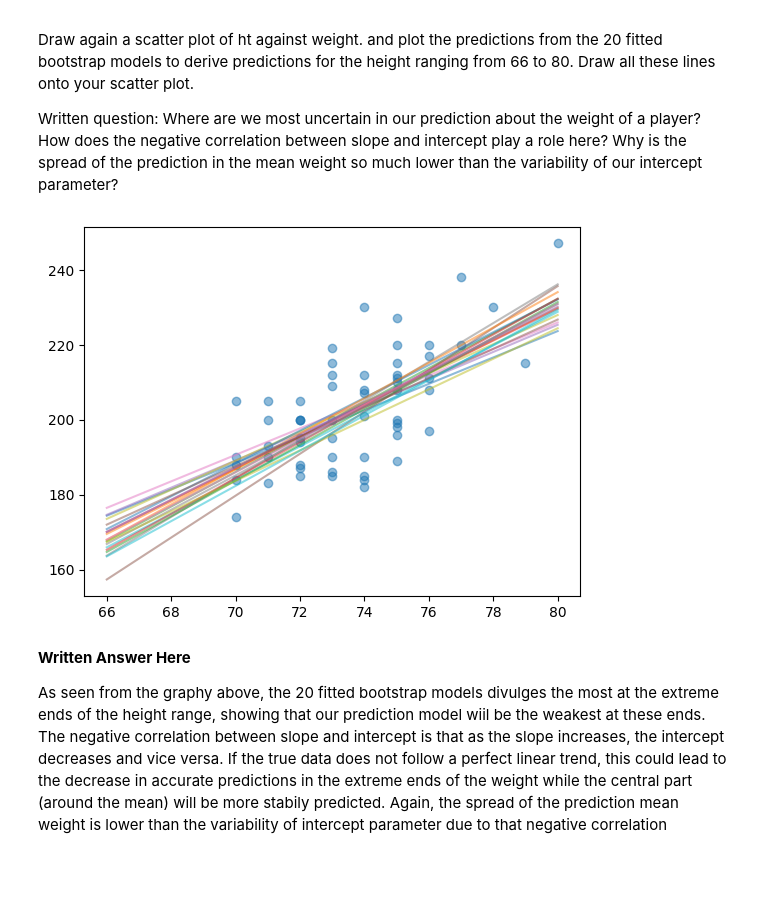
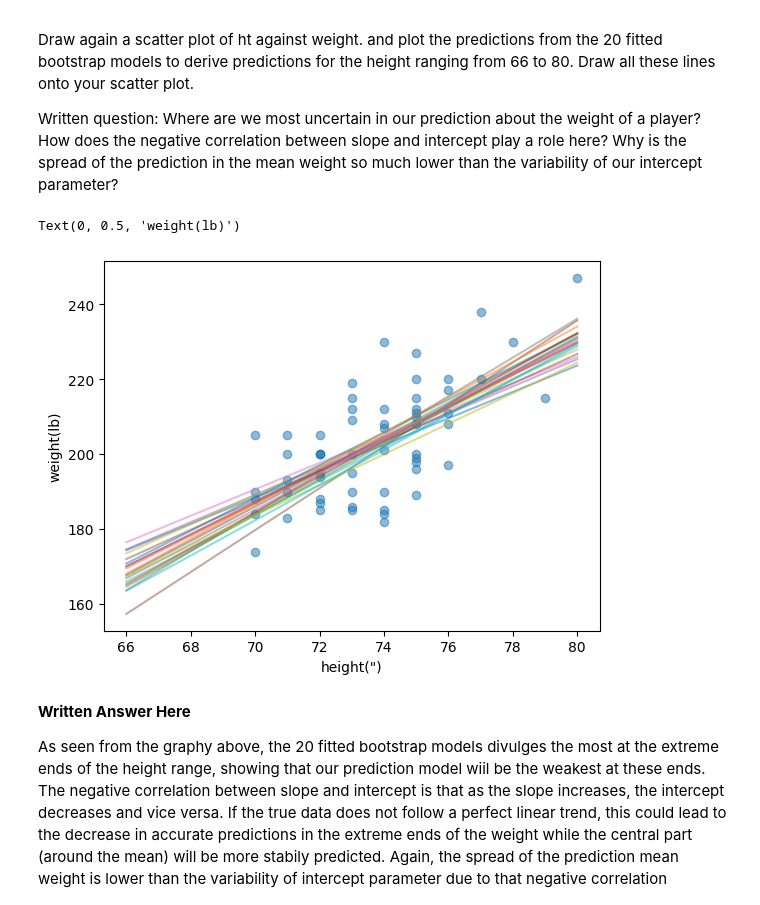
Before and after one commit to funkysung/Intro-to-machine-learning, a Jupyter notebook: assignment4/Assignment_4.ipynb, the cells around one changed output. Cells and saved outputs as stored; diff of their text form; code cells hidden in the pictures; blank space fills up the shorter version.

```diff
--- a/assignment4/Assignment_4.ipynb
+++ b/assignment4/Assignment_4.ipynb
@@ -249,30 +237,34 @@ Written question: Where are we most uncertain in our prediction about the weight
 # %%
 # Write a Bootstrap function that records the fitted models
 def BootstrapPred(data,xp):
     numboot = 1000
     n = len(data)
     #X_pred = np.c_[xp,xp**2,xp**3]
     y_pred = np.zeros((numboot, len(xp)))
 
     for i in range(numboot):
         d = data.sample(n, replace=True)
         X_fit = d[['ht']].values
         y_fit = d['wt'].values
         regr = linear_model.LinearRegression().fit(X_fit, y_fit)
         y_pred[i, :] = regr.predict(xp.reshape(-1, 1))
     return y_pred
 
 # Get predictions from 20 bootstrapped models
 xp = np.arange(66,81)
 y_pred_bs = BootstrapPred(df, xp)
 #print(predictions)
 
 # Make a scatterplot and draw the 20 lines
 plt.scatter(df['ht'], df['wt'], alpha=0.5)
 for i in range(20):
     plt.plot(xp, y_pred_bs[i, :], alpha=0.5)
+
+plt.xlabel('height(")')
+plt.ylabel('weight(lb)')
 # %% [output]
+Text(0, 0.5, 'weight(lb)')
-[figure, old version]
+[figure, new version]
 # %% [markdown]
 **Written Answer Here**
 
```
Also changed, not shown: parts of 5 cells of this notebook.
